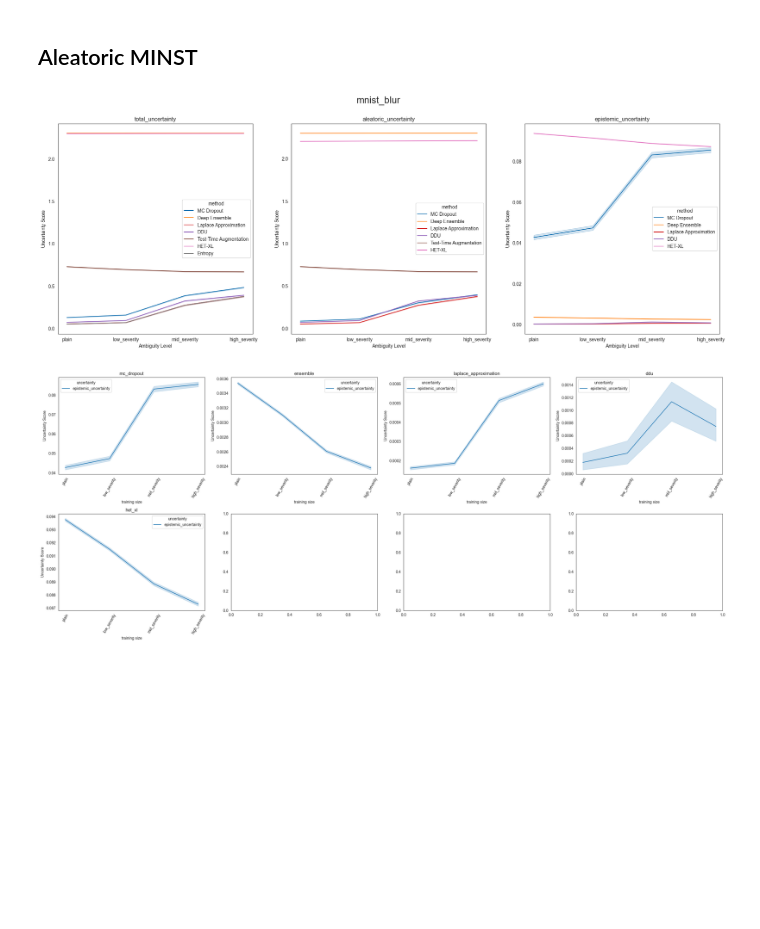
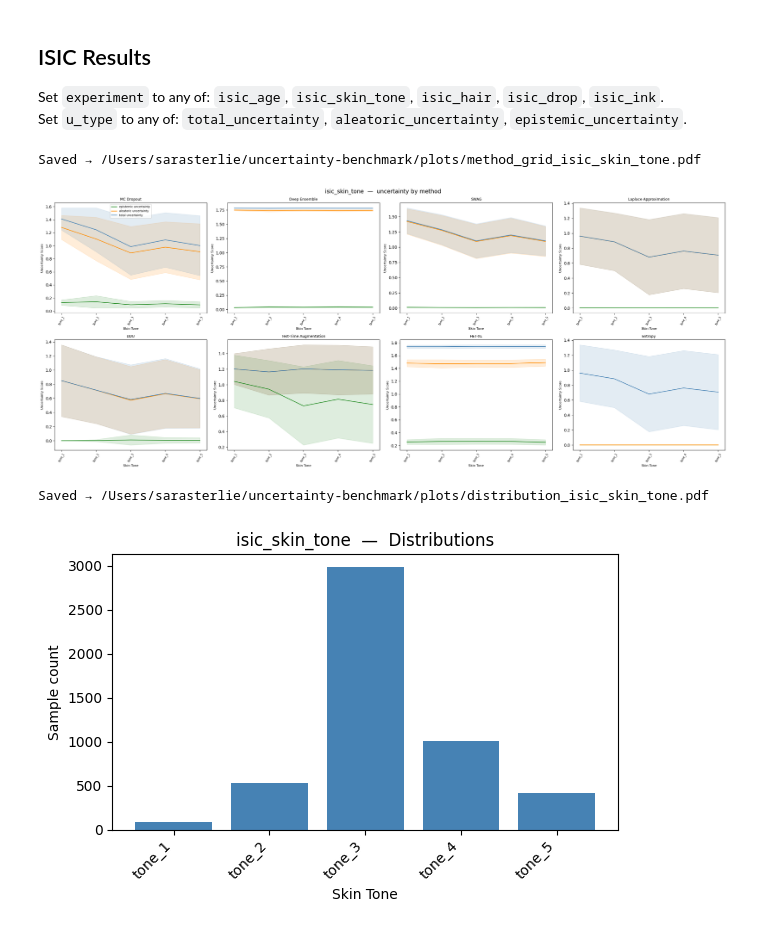
Before and after one commit to sterlie/uncertainty-benchmark, a Jupyter notebook: src/notebook.ipynb, the cells around one changed output. Drawn from its saved outputs; the diff is of its cells as text; code cells hidden in the pictures; blank space fills up the shorter version.

```diff
--- a/src/notebook.ipynb
+++ b/src/notebook.ipynb
@@ -92,34 +31,11 @@ def plot_uncertainty_line_plot(methods, order, experiment):
 # %% [markdown]
-## Aleatoric MINST
+## ISIC Results
+
+Set `experiment` to any of: `isic_age`, `isic_skin_tone`, `isic_hair`, `isic_drop`, `isic_ink`.
+Set `u_type` to any of: `total_uncertainty`, `aleatoric_uncertainty`, `epistemic_uncertainty`.
 # %%
-# plot combined uncertainty for mnist blur
-order_mnist_blur = ['plain', 'low_severity', 'mid_severity', 'high_severity']
-mnist_blur_plt = plot_uncertainty_line_plot(methods, order_mnist_blur, experiment)
-
-mnist_blur_plt.show()
+# Plot 1 — Per-method OOD uncertainty grid (epistemic, aleatoric & total overlaid)
+plot_method_grid('isic_skin_tone')
 # %% [output]
+Saved → /Users/sarasterlie/uncertainty-benchmark/plots/method_grid_isic_skin_tone.pdf
-[figure, old version]
+[figure, new version]
-# %%
-order = order_mnist_blur
-fig, ax = plt.subplots(2, 4, figsize=(25, 10))
-
-for i, method in enumerate(methods['epistemic_uncertainty']):
-    rows = []
-    for distortion in order:
-        data = load_pkl(f'{results_dir}/{method}/ood_uncertainty_{distortion}.pkl')
-        for u_type in ['epistemic_uncertainty']:
-            rows.append({
-            'uncertainty': u_type,
-            'Uncertainty Score': data[u_type].numpy(),
-            'training size': distortion,
-            })
-        res = pd.DataFrame(rows).explode('Uncertainty Score').reset_index(drop=True)
-    sns.lineplot(x="training size", y="Uncertainty Score", data=res, hue='uncertainty', ax=ax[i//4, i%4])
-    ax[i//4, i%4].tick_params(axis='x', rotation=60)
-    ax[i//4, i%4].set_title(method)
-
-plt.tight_layout()
-plt.savefig(Path.cwd().parent / 'plots' / 'epistemic_trend.pdf')
-plt.show()
-# %% [output]
-[figure, removed]
@@ -131,0 +42,6 @@ mnist_fracture_plt.show()
+# %%
+# Plot 2 — Sample distribution per OOD level
+plot_distribution('isic_skin_tone')
+# %% [output]
+Saved → /Users/sarasterlie/uncertainty-benchmark/plots/distribution_isic_skin_tone.pdf
+[figure, added]
```
Also changed, not shown: parts of 8 cells of this notebook, 5 other files.
